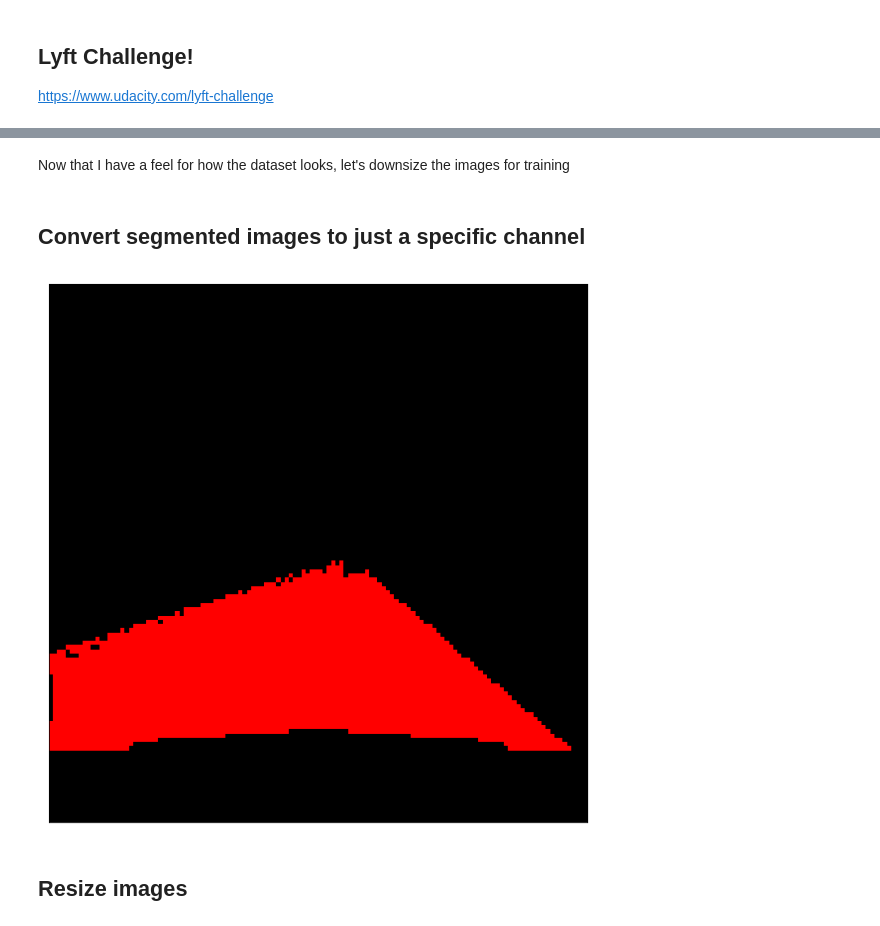
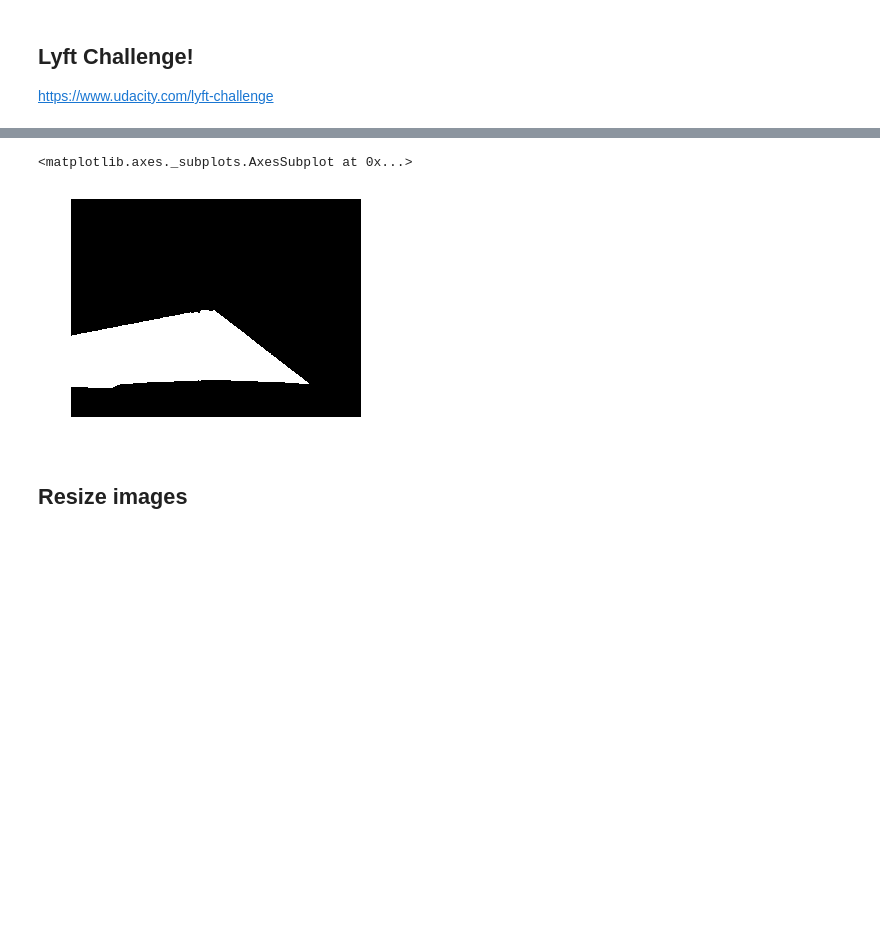
Before and after one commit to thedch/lyft-challenge, a Jupyter notebook: lyft.ipynb, the cells around one changed output, grey strips where cells are left out. Drawn from its saved outputs; the diff is of its cells as text; code cells hidden in the pictures; blank space fills up the shorter version.

```diff
--- a/lyft.ipynb
+++ b/lyft.ipynb
@@ -112,2 +91,0 @@ show_img(test_seg_image, seg=True)
-# %% [markdown]
-Now that I have a feel for how the dataset looks, let's downsize the images for training
@@ -119,2 +91,0 @@ Now that I have a feel for how the dataset looks, let's downsize the images for
-# %% [markdown]
-## Convert segmented images to just a specific channel
@@ -124,7 +92,8 @@ Now that I have a feel for how the dataset looks, let's downsize the images for
-# %%
-test_seg_image = open_image_no_norm('train/road_masks_128/435.png')
-show_img(test_seg_image);
-# %% [output]
-[figure, removed]
+# %%
+test_seg_image = open_image(list(output_images.iterdir())[0])
+show_img(test_seg_image)
+# %% [output]
+<matplotlib.axes._subplots.AxesSubplot at 0x...>
+[figure, added]
 # %% [markdown]
 ## Resize images
```
Also changed, not shown: parts of 36 cells of this notebook, 1 other file.
